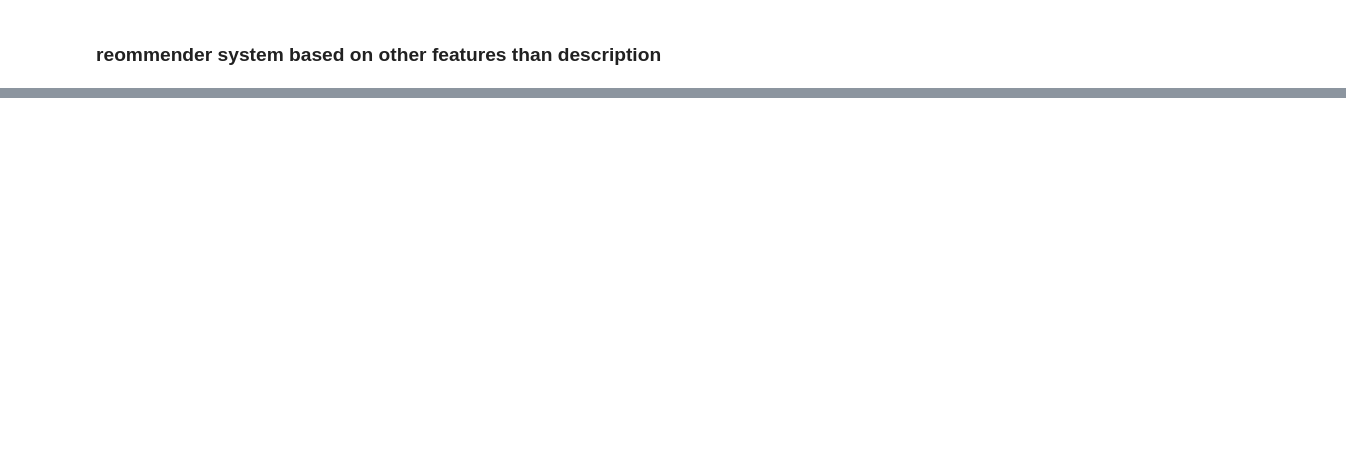
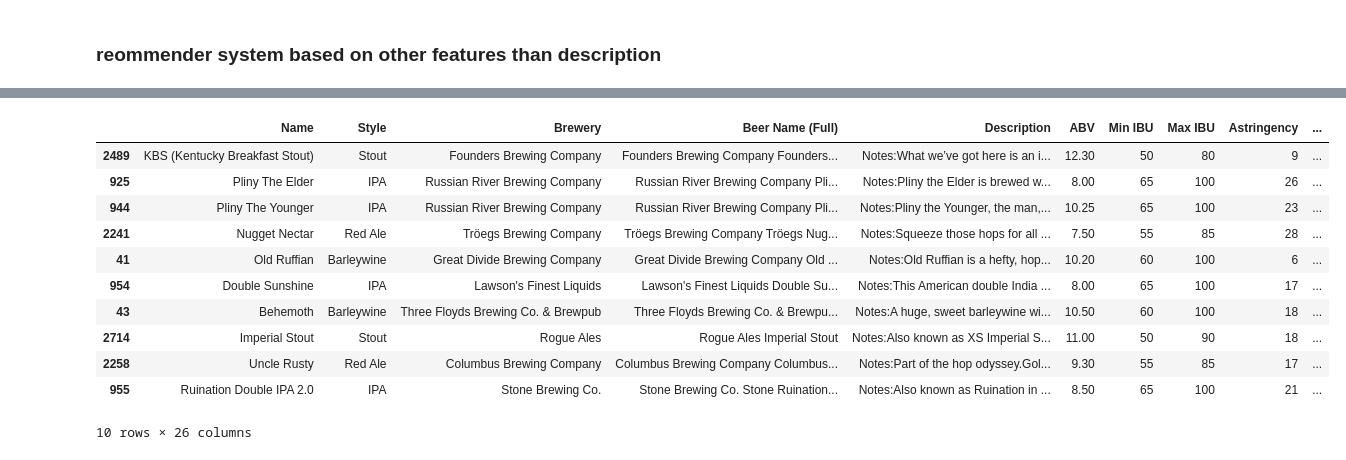
Before and after one commit to Kartoffelkopp/ds-meetups, a Jupyter notebook: 03_recommender/01_content_based_beer.ipynb, the cells around one changed output, grey strips where cells are left out. Drawn from its saved outputs; the diff is of its cells as text; code cells hidden in the pictures; blank space fills up the shorter version.

Commit message:
notebook content based

```diff
--- a/03_recommender/01_content_based_beer.ipynb
+++ b/03_recommender/01_content_based_beer.ipynb
@@ -267,0 +292,5 @@ Name: unique_name, dtype: object
+# %%
+#scale matrix
+scaler = MinMaxScaler()
+scaled_matrix = scaler.fit_transform(matrix)
+scaled_matrix
@@ -267,0 +311,32 @@ Name: unique_name, dtype: object
+# %%
+#calculate cosine similarity
+cosine_sim = linear_kernel(scaled_matrix, scaled_matrix)
+cosine_sim
+
+# Build a 1-dimensional array with beer names
+names = df['unique_name']
+indices = pd.Series(df.index, index=df['unique_name'])
+
+# Function that get beer recommendations based on the cosine similarity
+def beer_recommendations(title):
+    idx = indices[title]
+    sim_scores = list(enumerate(cosine_sim[idx]))
+    sim_scores = sorted(sim_scores, key=lambda x: x[1], reverse=True)
+    sim_scores = sim_scores[1:11]
+    beer_indices = [i[0] for i in sim_scores]
+    return df.iloc[beer_indices]
+
+beer_recommendations('Amber (Alaskan Brewing Co.)')
+# %% [output]
+|  | Name | Style | Brewery | Beer Name (Full) | Description | ABV | Min IBU | Max IBU | Astringency | ... |
+| 2489 | KBS (Kentucky Breakfast Stout) | Stout | Founders Brewing Company | Founders Brewing Company Founders... | Notes:What we’ve got here is an i... | 12.30 | 50 | 80 | 9 | ... |
+| 925 | Pliny The Elder | IPA | Russian River Brewing Company | Russian River Brewing Company Pli... | Notes:Pliny the Elder is brewed w... | 8.00 | 65 | 100 | 26 | ... |
+| 944 | Pliny The Younger | IPA | Russian River Brewing Company | Russian River Brewing Company Pli... | Notes:Pliny the Younger, the man,... | 10.25 | 65 | 100 | 23 | ... |
+| 2241 | Nugget Nectar | Red Ale | Tröegs Brewing Company | Tröegs Brewing Company Tröegs Nug... | Notes:Squeeze those hops for all ... | 7.50 | 55 | 85 | 28 | ... |
+| 41 | Old Ruffian | Barleywine | Great Divide Brewing Company | Great Divide Brewing Company Old ... | Notes:Old Ruffian is a hefty, hop... | 10.20 | 60 | 100 | 6 | ... |
+| 954 | Double Sunshine | IPA | Lawson's Finest Liquids | Lawson's Finest Liquids Double Su... | Notes:This American double India ... | 8.00 | 65 | 100 | 17 | ... |
+| 43 | Behemoth | Barleywine | Three Floyds Brewing Co. & Brewpub | Three Floyds Brewing Co. & Brewpu... | Notes:A huge, sweet barleywine wi... | 10.50 | 60 | 100 | 18 | ... |
+| 2714 | Imperial Stout | Stout | Rogue Ales | Rogue Ales Imperial Stout | Notes:Also known as XS Imperial S... | 11.00 | 50 | 90 | 18 | ... |
+| 2258 | Uncle Rusty | Red Ale | Columbus Brewing Company | Columbus Brewing Company Columbus... | Notes:Part of the hop odyssey.Gol... | 9.30 | 55 | 85 | 17 | ... |
+| 955 | Ruination Double IPA 2.0 | IPA | Stone Brewing Co. | Stone Brewing Co. Stone Ruination... | Notes:Also known as Ruination in ... | 8.50 | 65 | 100 | 21 | ... |
+10 rows × 26 columns
```
Also changed, not shown: parts of 19 cells of this notebook.
